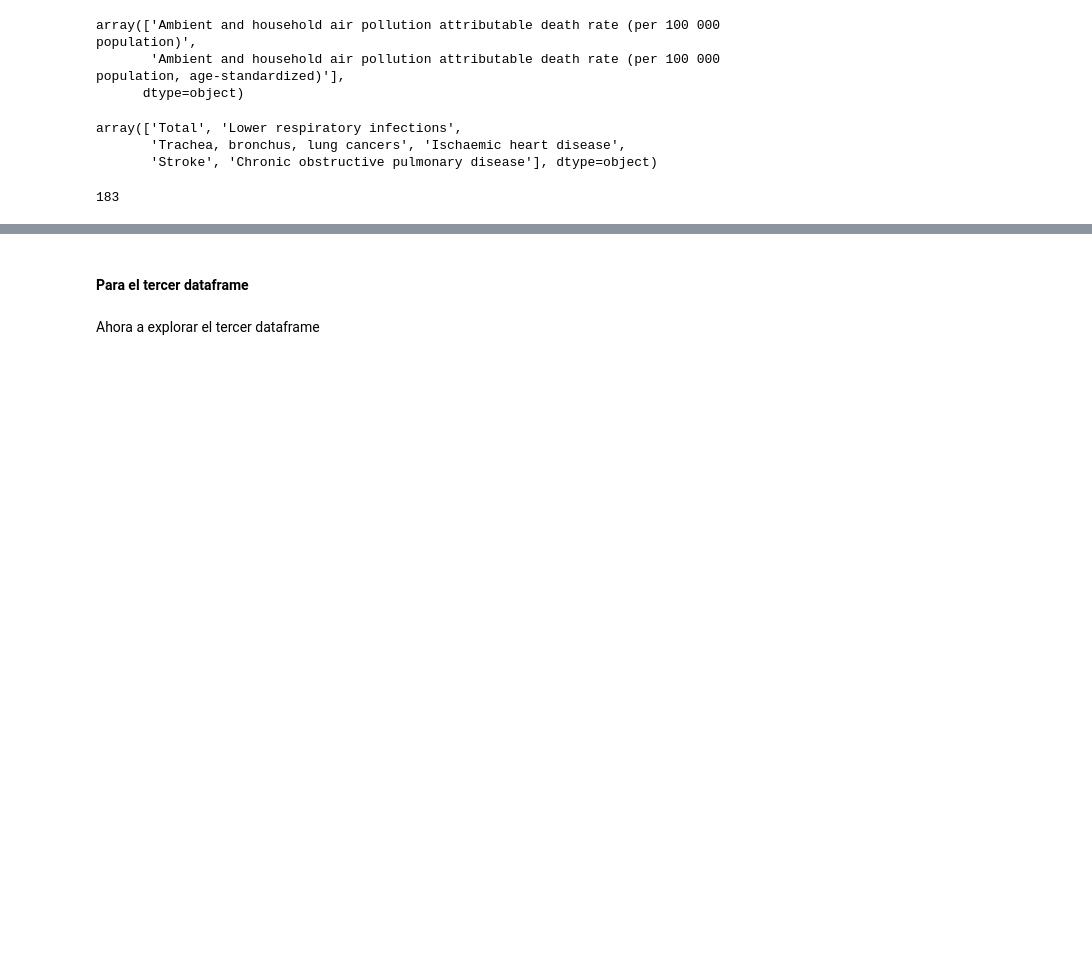
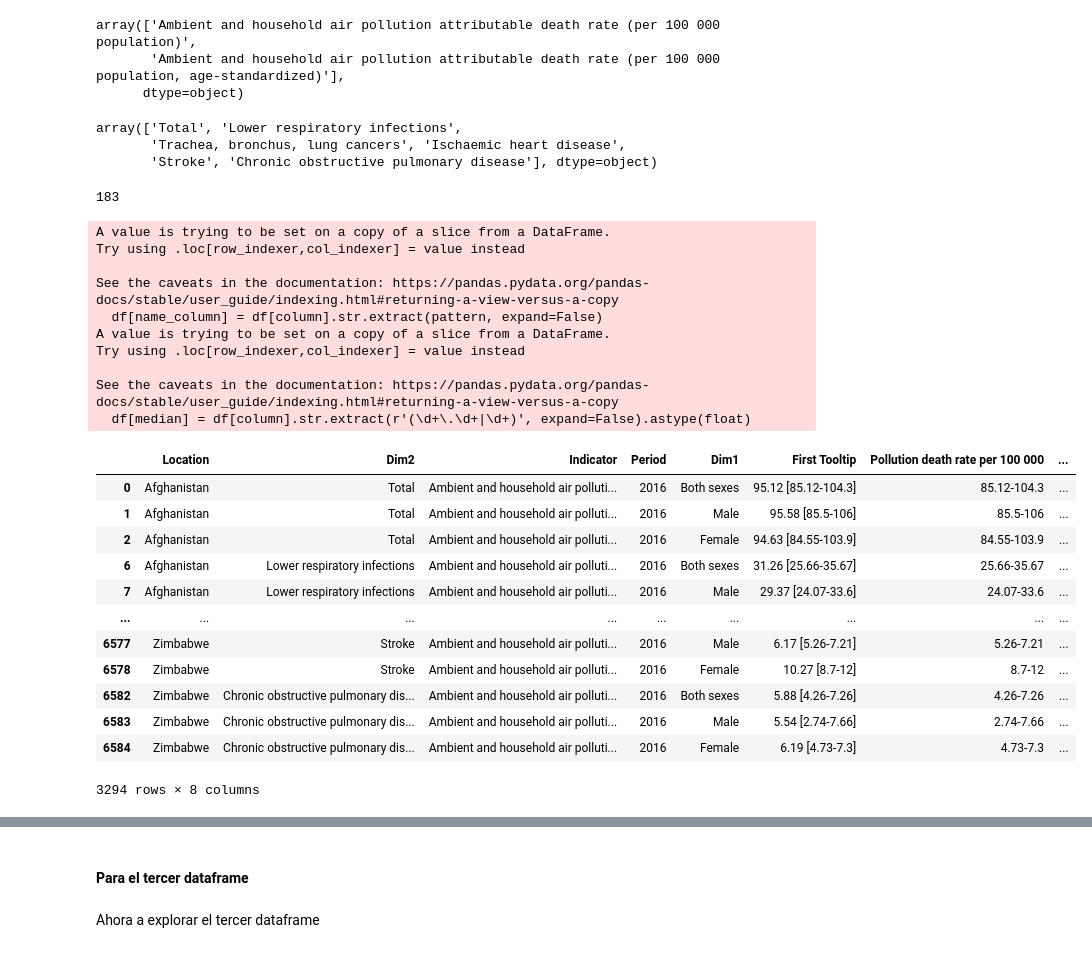
Before and after one commit to lauracamilaballesteros/Biostatistics-analysis, a Jupyter notebook: prueba.ipynb, the cells around one changed output, grey strips where cells are left out. Drawn from its saved outputs; the diff is of its cells as text; code cells hidden in the pictures; blank space fills up the shorter version.

```diff
--- a/prueba.ipynb
+++ b/prueba.ipynb
@@ -151,3 +151,6 @@ array(['Total', 'Lower respiratory infections',
 df_airpollution_death_rate.Location.nunique()
 # %% [output]
 183
+# %%
+df_indicator_air = df_airpollution_death_rate[df_airpollution_death_rate['Indicator'] ==
+ 'Ambient and household air pollution attributable death rate (per 100 000 population)']
@@ -153,0 +160,26 @@ df_airpollution_death_rate.Location.nunique()
+# %%
+split_interval_median(df_indicator_air, "First Tooltip", "Pollution death rate per 100 000", "Median pollution death rate per 100 000")
+# %% [output]
+A value is trying to be set on a copy of a slice from a DataFrame.
+Try using .loc[row_indexer,col_indexer] = value instead
+
+See the caveats in the documentation: https://pandas.pydata.org/pandas-docs/stable/user_guide/indexing.html#returning-a-view-versus-a-copy
+  df[name_column] = df[column].str.extract(pattern, expand=False)
+A value is trying to be set on a copy of a slice from a DataFrame.
+Try using .loc[row_indexer,col_indexer] = value instead
+
+See the caveats in the documentation: https://pandas.pydata.org/pandas-docs/stable/user_guide/indexing.html#returning-a-view-versus-a-copy
+  df[median] = df[column].str.extract(r'(\d+\.\d+|\d+)', expand=False).astype(float)
+|  | Location | Dim2 | Indicator | Period | Dim1 | First Tooltip | Pollution death rate per 100 000 | ... |
+| 0 | Afghanistan | Total | Ambient and household air polluti... | 2016 | Both sexes | 95.12 [85.12-104.3] | 85.12-104.3 | ... |
+| 1 | Afghanistan | Total | Ambient and household air polluti... | 2016 | Male | 95.58 [85.5-106] | 85.5-106 | ... |
+| 2 | Afghanistan | Total | Ambient and household air polluti... | 2016 | Female | 94.63 [84.55-103.9] | 84.55-103.9 | ... |
+| 6 | Afghanistan | Lower respiratory infections | Ambient and household air polluti... | 2016 | Both sexes | 31.26 [25.66-35.67] | 25.66-35.67 | ... |
+| 7 | Afghanistan | Lower respiratory infections | Ambient and household air polluti... | 2016 | Male | 29.37 [24.07-33.6] | 24.07-33.6 | ... |
+| ... | ... | ... | ... | ... | ... | ... | ... | ... |
+| 6577 | Zimbabwe | Stroke | Ambient and household air polluti... | 2016 | Male | 6.17 [5.26-7.21] | 5.26-7.21 | ... |
+| 6578 | Zimbabwe | Stroke | Ambient and household air polluti... | 2016 | Female | 10.27 [8.7-12] | 8.7-12 | ... |
+| 6582 | Zimbabwe | Chronic obstructive pulmonary dis... | Ambient and household air polluti... | 2016 | Both sexes | 5.88 [4.26-7.26] | 4.26-7.26 | ... |
+| 6583 | Zimbabwe | Chronic obstructive pulmonary dis... | Ambient and household air polluti... | 2016 | Male | 5.54 [2.74-7.66] | 2.74-7.66 | ... |
+| 6584 | Zimbabwe | Chronic obstructive pulmonary dis... | Ambient and household air polluti... | 2016 | Female | 6.19 [4.73-7.3] | 4.73-7.3 | ... |
+3294 rows × 8 columns
```
Also changed, not shown: parts of 20 cells of this notebook, 1 other file.
